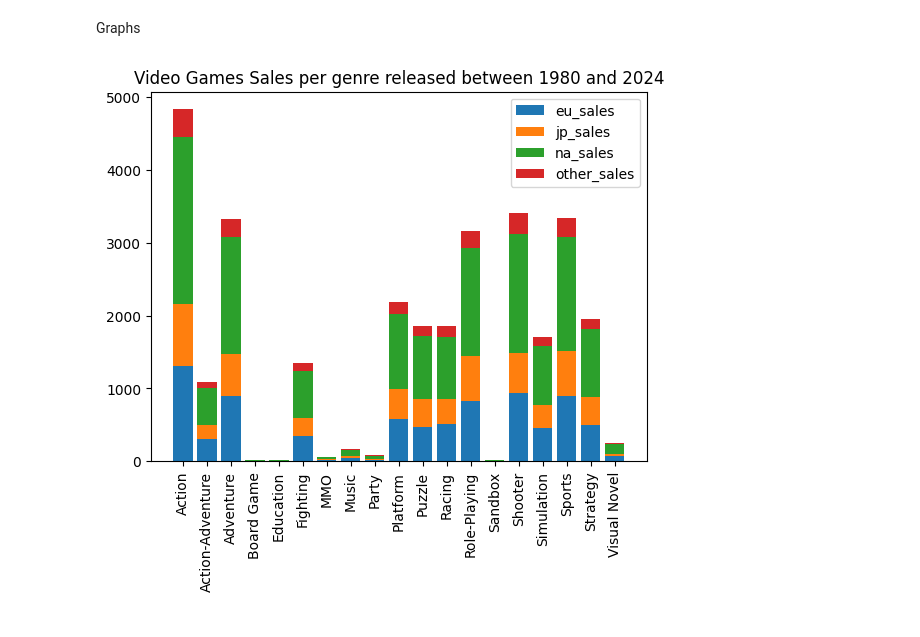
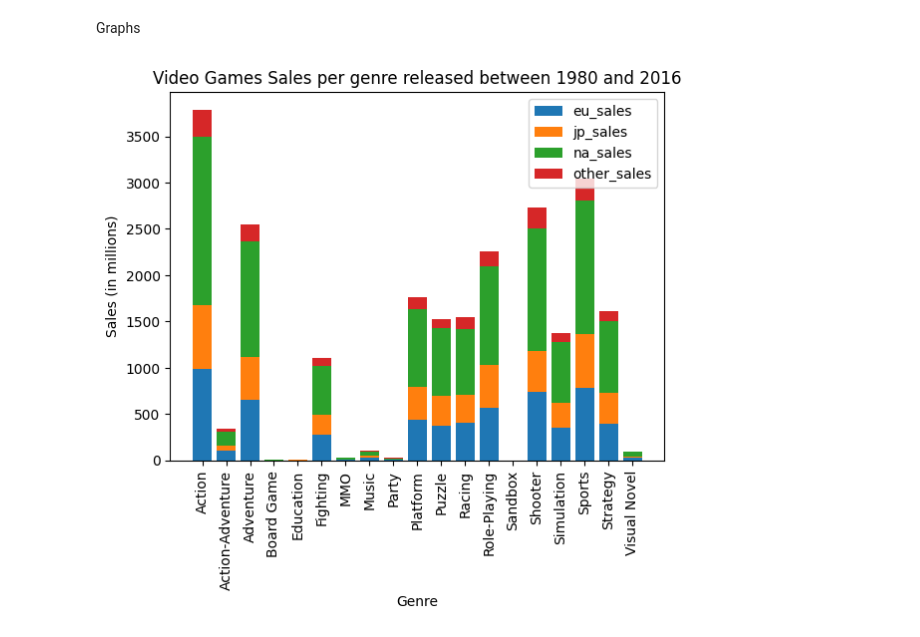
Before and after one commit to StarlaToR/DataScience, a Jupyter notebook: VideoGamesAnalysis.ipynb, the cells around one changed output. Cells and saved outputs as stored; diff of their text form; code cells hidden in the pictures.

```diff
--- a/VideoGamesAnalysis.ipynb
+++ b/VideoGamesAnalysis.ipynb
@@ -9,9 +9,12 @@ import pandas as pd
 videogame_sales_2024_df = pd.read_csv("vgchartz-2024.csv", sep=',', decimal='.')
 videogame_sales_2024_df_cleaned = videogame_sales_2024_df.drop_duplicates()
 videogame_sales_2024_df_cleaned["release_date"] = pd.to_datetime(videogame_sales_2024_df_cleaned["release_date"])
+videogame_sales_2024_df_cleaned = videogame_sales_2024_df_cleaned[videogame_sales_2024_df_cleaned["release_date"] < pd.to_datetime("2017-01-01")]
 videogame_sales_2024_df_cleaned = videogame_sales_2024_df_cleaned[["title" ,"console", "genre", "total_sales", "na_sales", "jp_sales", "pal_sales","other_sales","release_date", "critic_score"]]
 videogame_sales_2024_df_cleaned["na_sales"] = videogame_sales_2024_df_cleaned["na_sales"].fillna(videogame_sales_2024_df_cleaned["na_sales"].mean())
 videogame_sales_2024_df_cleaned["jp_sales"] = videogame_sales_2024_df_cleaned["jp_sales"].fillna(videogame_sales_2024_df_cleaned["jp_sales"].mean())
 videogame_sales_2024_df_cleaned["pal_sales"] = videogame_sales_2024_df_cleaned["pal_sales"].fillna(videogame_sales_2024_df_cleaned["pal_sales"].mean())
 videogame_sales_2024_df_cleaned["other_sales"] = videogame_sales_2024_df_cleaned["other_sales"].fillna(videogame_sales_2024_df_cleaned["other_sales"].mean())
 videogame_sales_2024_df_cleaned = videogame_sales_2024_df_cleaned[videogame_sales_2024_df_cleaned["genre"] != "Misc"] #Too many Nan data
+videogame_sales_2024_df_cleaned['year'] = videogame_sales_2024_df_cleaned['release_date'].dt.year
+videogame_sales_2024_df_cleaned['year'].dropna()
@@ -42,17 +36,19 @@ Graphs
 # %%
 import matplotlib.pyplot as plt
 videogame_sales_2024_df_cleaned = videogame_sales_2024_df_cleaned.dropna(subset=['genre'])
 salesPerGenre = videogame_sales_2024_df_cleaned[["genre", "jp_sales", "na_sales", "pal_sales", "other_sales"]]
 salesPerGenre = salesPerGenre.groupby(["genre"]).sum().reset_index()
 
 plt.bar(salesPerGenre["genre"], salesPerGenre["pal_sales"], label="eu_sales")
 plt.bar(salesPerGenre["genre"], salesPerGenre["jp_sales"], bottom = salesPerGenre["pal_sales"], label="jp_sales")
 plt.bar(salesPerGenre["genre"], salesPerGenre["na_sales"], bottom = salesPerGenre["pal_sales"] + salesPerGenre["jp_sales"], label="na_sales")
 plt.bar(salesPerGenre["genre"], salesPerGenre["other_sales"], bottom = salesPerGenre["pal_sales"] + salesPerGenre["jp_sales"] + salesPerGenre["na_sales"], label="other_sales")
 
 plt.xticks(rotation=90)
 plt.legend(loc="upper right")
-plt.title("Video Games Sales per genre released between 1980 and 2024")
+plt.title("Video Games Sales per genre released between 1980 and 2016")
+plt.ylabel("Sales (in millions)")
+plt.xlabel("Genre")
 plt.show()
 # %% [output]
-[figure, old version]
+[figure, new version]
```
Also changed, not shown: parts of 7 cells of this notebook.
